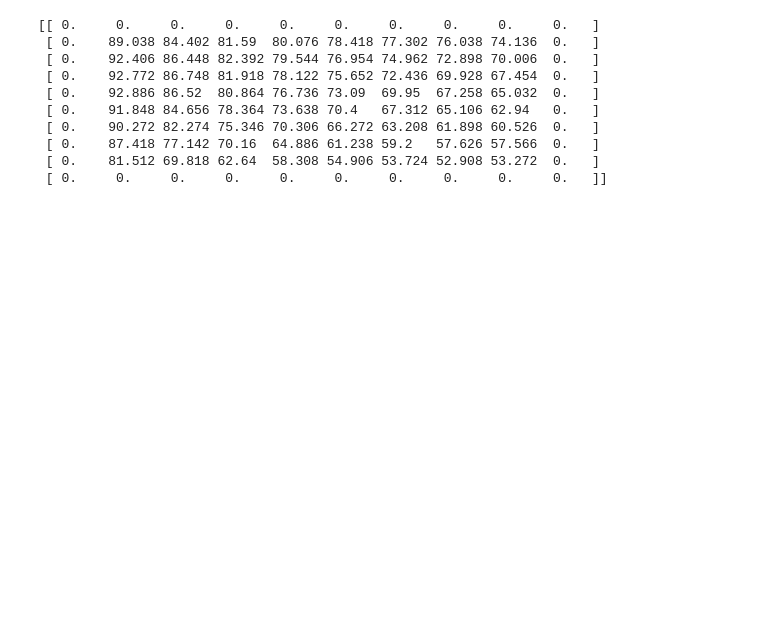
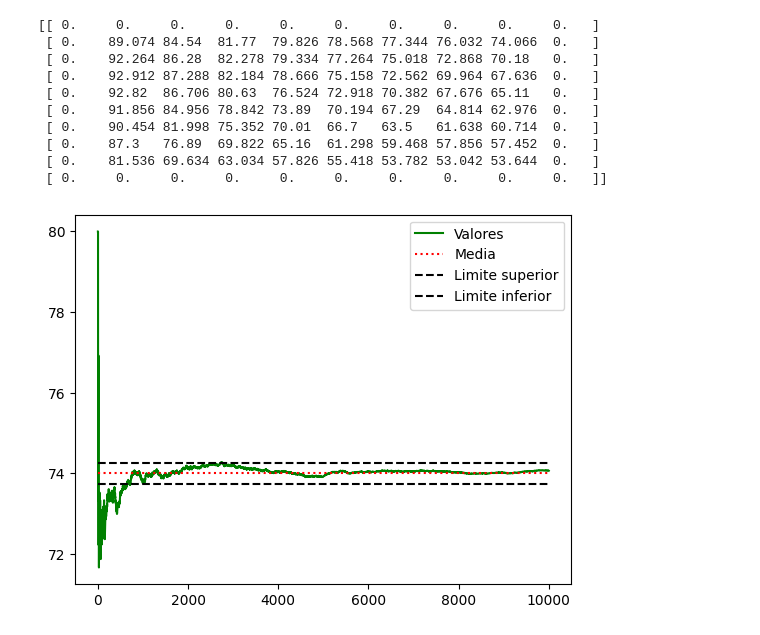
Before and after one commit to ZahibVentura/M-todos-de-Optimizaci-n-, a Jupyter notebook: Distribución_calor.ipynb, the cells around one changed output. Drawn from its saved outputs; the diff is of its cells as text; code cells hidden in the pictures; blank space fills up the shorter version.

```diff
--- a/Distribución_calor.ipynb
+++ b/Distribución_calor.ipynb
@@ -11,6 +13,7 @@ Matriz = np.zeros((n1,m1))
 # %%
 
 N = 10000 #No. iteraciones
+lista_prom = []
 # Bucle principal
 for i in range(1,n-1):
   for j in range(1,m-1):
@@ -19,7 +22,7 @@ for i in range(1,n-1):
       f, l = i,j #Guardar el punto de partida o donde nos encontramos
       while True:
           contador = 0
-          # Generar número aleatorio
+          # Generar número aleatorio para decidir donde movernos
           n_aleatorio = rd.uniform(0, 1)
           #Movernos de la posicion de donde nos encontramos
           if n_aleatorio <= 0.25 and f > 0:   #avanzar a la izquierda
@@ -45,6 +48,11 @@ for i in range(1,n-1):
               contador += 40
               break
       suma = suma + contador
+      if i == 1 and j == 8:
+        prom = suma/(k+1)
+        lista_prom.append(prom)
+
+
 
 
 
@@ -55,12 +63,31 @@ for i in range(1,n-1):
 print(matriz)
 # %% [output]
 [[ 0.     0.     0.     0.     0.     0.     0.     0.     0.     0.   ]
- [ 0.    89.038 84.402 81.59  80.076 78.418 77.302 76.038 74.136  0.   ]
- [ 0.    92.406 86.448 82.392 79.544 76.954 74.962 72.898 70.006  0.   ]
- [ 0.    92.772 86.748 81.918 78.122 75.652 72.436 69.928 67.454  0.   ]
- [ 0.    92.886 86.52  80.864 76.736 73.09  69.95  67.258 65.032  0.   ]
- [ 0.    91.848 84.656 78.364 73.638 70.4   67.312 65.106 62.94   0.   ]
- [ 0.    90.272 82.274 75.346 70.306 66.272 63.208 61.898 60.526  0.   ]
- [ 0.    87.418 77.142 70.16  64.886 61.238 59.2   57.626 57.566  0.   ]
- [ 0.    81.512 69.818 62.64  58.308 54.906 53.724 52.908 53.272  0.   ]
+ [ 0.    89.074 84.54  81.77  79.826 78.568 77.344 76.032 74.066  0.   ]
+ [ 0.    92.264 86.28  82.278 79.334 77.264 75.018 72.868 70.18   0.   ]
+ [ 0.    92.912 87.288 82.184 78.666 75.158 72.562 69.964 67.636  0.   ]
+ [ 0.    92.82  86.706 80.63  76.524 72.918 70.382 67.676 65.11   0.   ]
+ [ 0.    91.856 84.956 78.842 73.89  70.194 67.29  64.814 62.976  0.   ]
+ [ 0.    90.454 81.998 75.352 70.01  66.7   63.5   61.638 60.714  0.   ]
+ [ 0.    87.3   76.89  69.822 65.16  61.298 59.468 57.856 57.452  0.   ]
+ [ 0.    81.536 69.634 63.034 57.826 55.418 53.782 53.042 53.644  0.   ]
  [ 0.     0.     0.     0.     0.     0.     0.     0.     0.     0.   ]]
+# %%
+"""media = np.mean(lista_prom)
+
+plt.plot(lista_prom,color = 'green')
+plt.hlines(media,color = 'r', linestyles = 'dotted')
+plt.show()"""
+
+media = np.mean(lista_prom)
+limite = np.std(lista_prom)
+#print(media, limite)
+# Graficar
+plt.plot(lista_prom,color='green', label='Valores')
+plt.hlines(media, xmin=0, xmax=len(lista_prom)-1, color='r', linestyle='dotted', label='Media')
+plt.hlines(media+limite, xmin=0, xmax=len(lista_prom)-1, color='k', linestyle='dashed', label='Limite superior')
+plt.hlines(media-limite, xmin=0, xmax=len(lista_prom)-1, color='k', linestyle='dashed', label='Limite inferior')
+plt.legend()  # Agrega una leyenda opcional
+plt.show()
+# %% [output]
+[figure, added]
```
Also changed, not shown: parts of 2 cells of this notebook.
